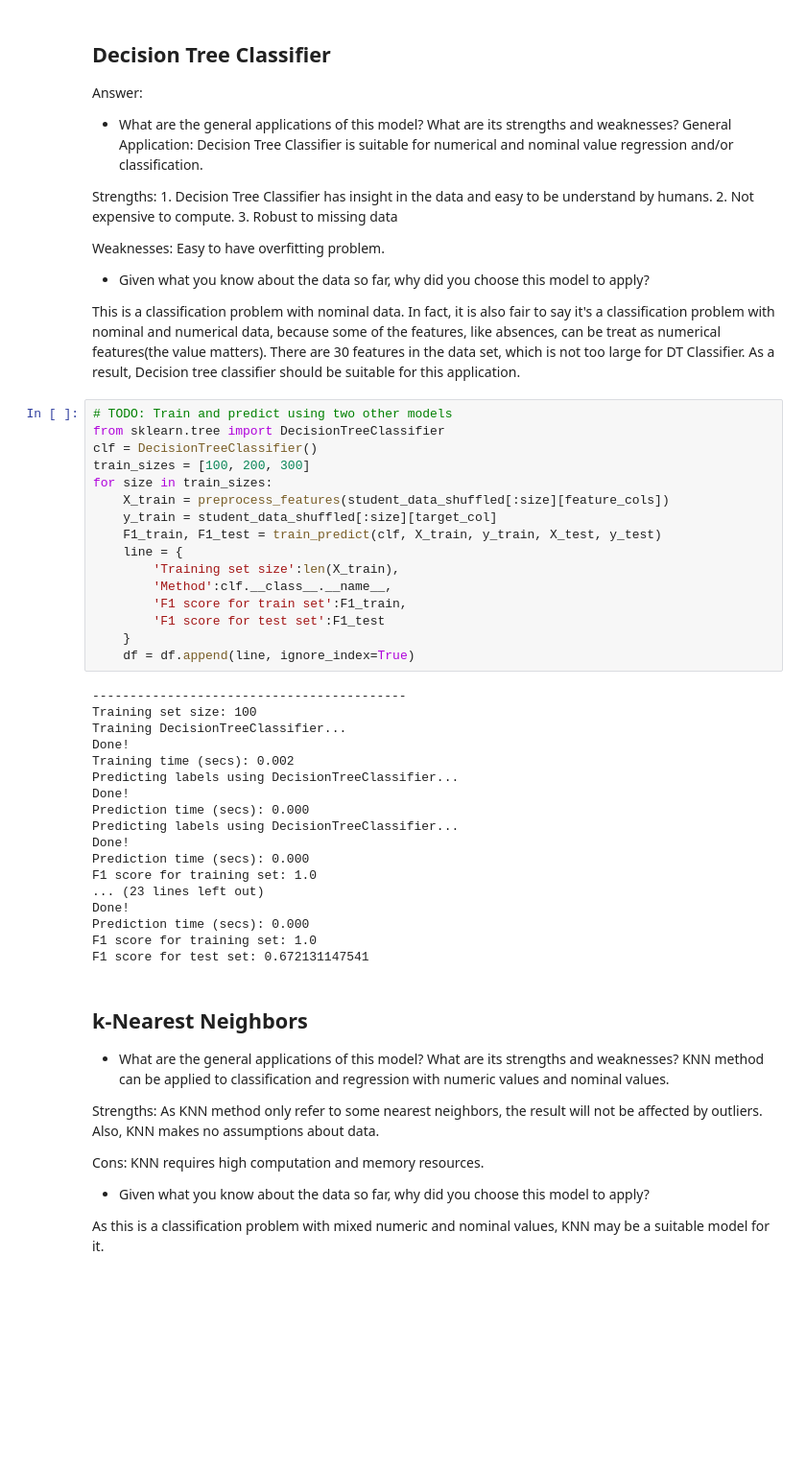
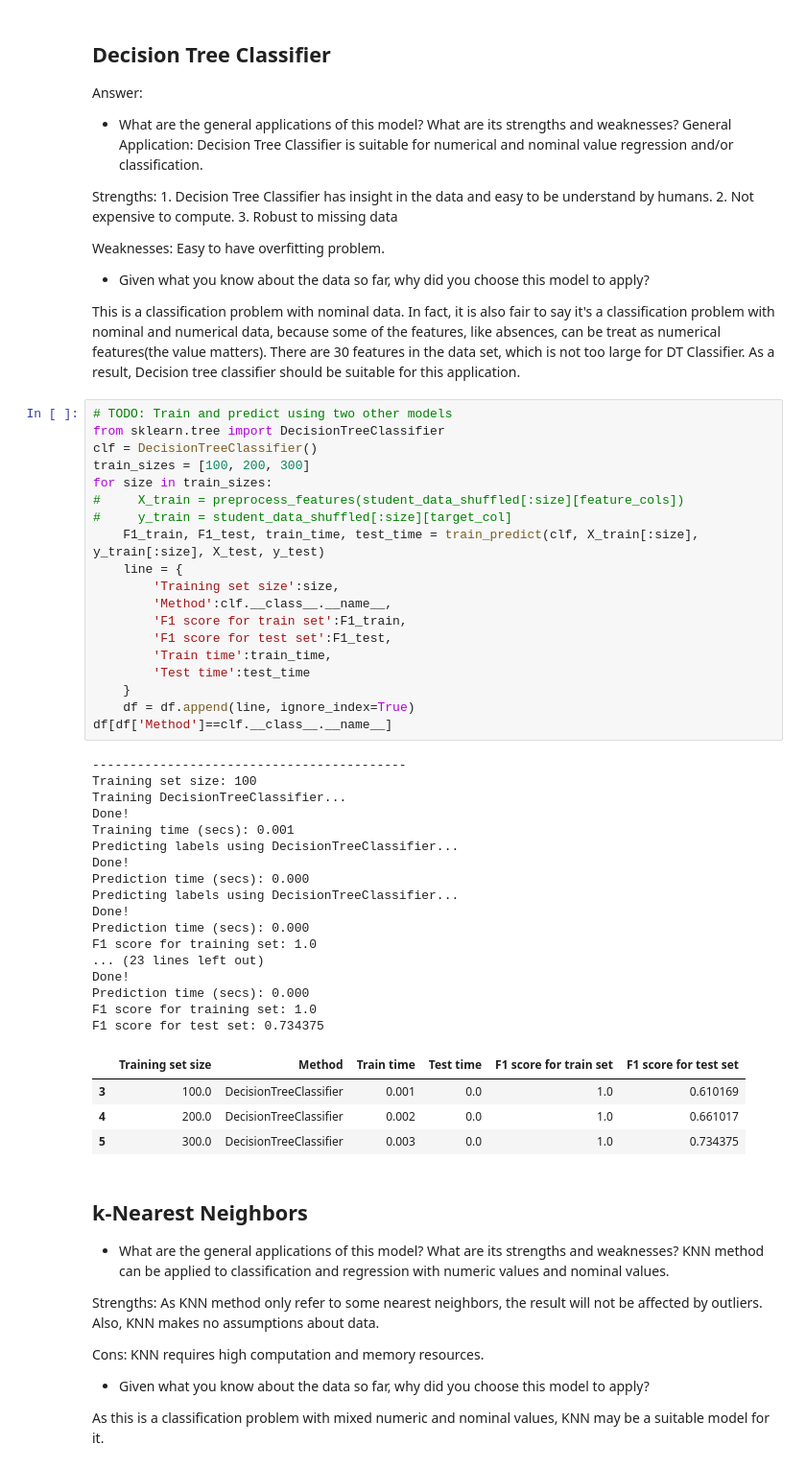
Before and after one commit to jinzhangA/Udacity_ZC, a Jupyter notebook: student_intervention_Zhuo_Chen/student_intervention.ipynb, the cells around one changed output. Shown at 96% size. Drawn from its saved outputs; the diff is of its cells as text; blank space fills up the shorter version.

```diff
--- a/student_intervention_Zhuo_Chen/student_intervention.ipynb
+++ b/student_intervention_Zhuo_Chen/student_intervention.ipynb
@@ -304,37 +312,44 @@ This is a classification problem with nominal data. In fact, it is also fair to
 # %%
 # TODO: Train and predict using two other models
 from sklearn.tree import DecisionTreeClassifier
 clf = DecisionTreeClassifier()
 train_sizes = [100, 200, 300]
 for size in train_sizes:
-    X_train = preprocess_features(student_data_shuffled[:size][feature_cols])
-    y_train = student_data_shuffled[:size][target_col]
-    F1_train, F1_test = train_predict(clf, X_train, y_train, X_test, y_test)
+#     X_train = preprocess_features(student_data_shuffled[:size][feature_cols])
+#     y_train = student_data_shuffled[:size][target_col]
+    F1_train, F1_test, train_time, test_time = train_predict(clf, X_train[:size], y_train[:size], X_test, y_test)
     line = {
-        'Training set size':len(X_train),
+        'Training set size':size,
         'Method':clf.__class__.__name__,
         'F1 score for train set':F1_train,
-        'F1 score for test set':F1_test
+        'F1 score for test set':F1_test,
+        'Train time':train_time,
+        'Test time':test_time
     }
     df = df.append(line, ignore_index=True)
+df[df['Method']==clf.__class__.__name__]
 # %% [output]
 ------------------------------------------
 Training set size: 100
 Training DecisionTreeClassifier...
 Done!
-Training time (secs): 0.002
+Training time (secs): 0.001
 Predicting labels using DecisionTreeClassifier...
 Done!
 Prediction time (secs): 0.000
 Predicting labels using DecisionTreeClassifier...
 Done!
 Prediction time (secs): 0.000
 F1 score for training set: 1.0
 ... (23 lines left out)
 Done!
 Prediction time (secs): 0.000
 F1 score for training set: 1.0
-F1 score for test set: 0.672131147541
+F1 score for test set: 0.734375
+|  | Training set size | Method | Train time | Test time | F1 score for train set | F1 score for test set |
+| 3 | 100.0 | DecisionTreeClassifier | 0.001 | 0.0 | 1.0 | 0.610169 |
+| 4 | 200.0 | DecisionTreeClassifier | 0.002 | 0.0 | 1.0 | 0.661017 |
+| 5 | 300.0 | DecisionTreeClassifier | 0.003 | 0.0 | 1.0 | 0.734375 |
 # %% [markdown]
 ## k-Nearest Neighbors
 - What are the general applications of this model? What are its strengths and weaknesses?
```
Also changed, not shown: parts of 11 cells of this notebook, 11 other files.
